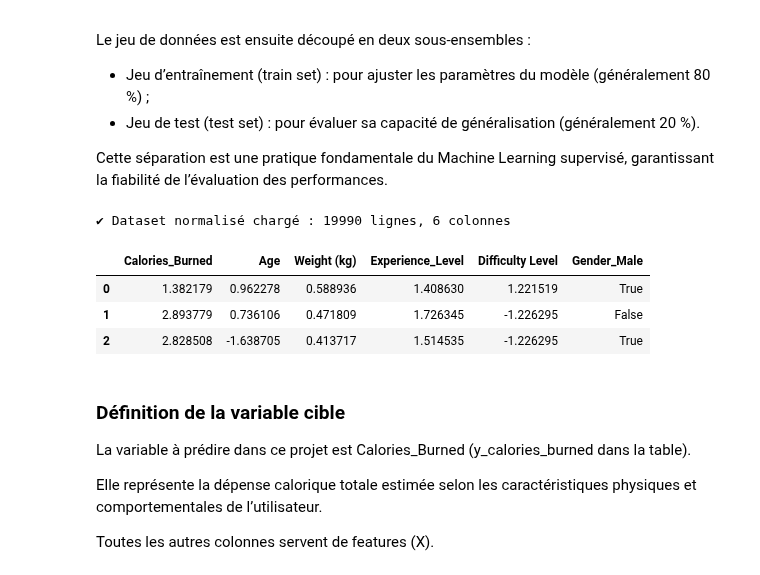
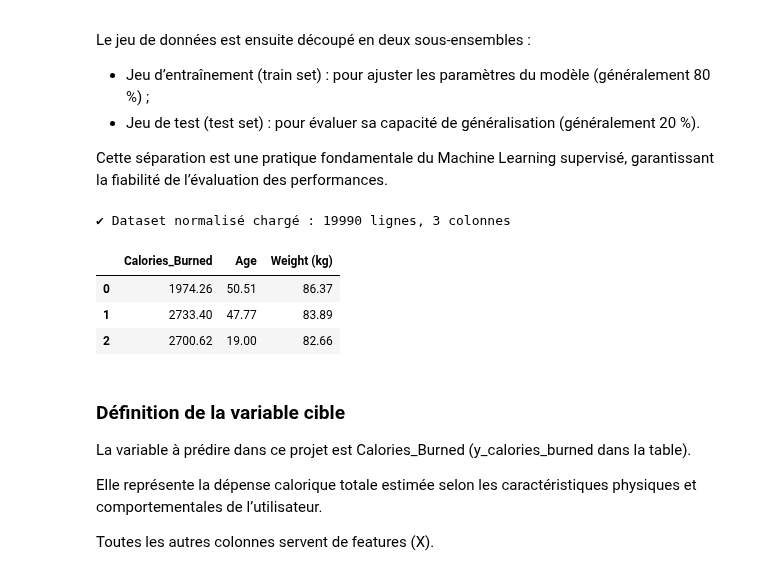
Before and after one commit to happy-developer/train.me, a Jupyter notebook: src/notebooks/preprocessing/life_style_data/preprocessing_life_style_data.ipynb, the cells around one changed output. Cells and saved outputs as stored; diff of their text form; code cells hidden in the pictures.

Commit message:
Contrat d'entrée du modèle (2 features) : "Age", "Weight (kg)" et interfaçage Gradio

```diff
--- a/src/notebooks/preprocessing/life_style_data/preprocessing_life_style_data.ipynb
+++ b/src/notebooks/preprocessing/life_style_data/preprocessing_life_style_data.ipynb
@@ -523,11 +523,11 @@ Les variables catégorielles ordonnées (par ex. Experience_Level, Difficulty Le
 
 Cette méthode conserve la hiérarchie implicite entre les modalités.
 # %%
-# Encodage ordinal sur variables à hiérarchie logique
-ordinal_features = ["Experience_Level", "Difficulty Level"]
+# # Encodage ordinal sur variables à hiérarchie logique
+# ordinal_features = ["Experience_Level", "Difficulty Level"]
 
-encoder_ordinal = OrdinalEncoder()
-df_clean[ordinal_features] = encoder_ordinal.fit_transform(df_clean[ordinal_features])
+# encoder_ordinal = OrdinalEncoder()
+# df_clean[ordinal_features] = encoder_ordinal.fit_transform(df_clean[ordinal_features])
 
-print("✔ Encodage ordinal appliqué sur :", ordinal_features)
-df_clean[ordinal_features].head()
+# print("✔ Encodage ordinal appliqué sur :", ordinal_features)
+# df_clean[ordinal_features].head()
@@ -731,16 +715,17 @@ Cette séparation est une pratique fondamentale du Machine Learning supervisé,
 # %%
 scaled_path = export_dir / "life_style_data_scaled.parquet"
 
-df_scaled = pd.read_parquet(scaled_path)
+# df_scaled = pd.read_parquet(scaled_path)
+df_scaled = df_clean
 
 print(f"✔ Dataset normalisé chargé : {df_scaled.shape[0]} lignes, {df_scaled.shape[1]} colonnes")
 df_scaled.head(3)
 # %% [output]
-✔ Dataset normalisé chargé : 19990 lignes, 6 colonnes
+✔ Dataset normalisé chargé : 19990 lignes, 3 colonnes
-|  | Calories_Burned | Age | Weight (kg) | Experience_Level | Difficulty Level | Gender_Male |
-| 0 | 1.382179 | 0.962278 | 0.588936 | 1.408630 | 1.221519 | True |
-| 1 | 2.893779 | 0.736106 | 0.471809 | 1.726345 | -1.226295 | False |
-| 2 | 2.828508 | -1.638705 | 0.413717 | 1.514535 | -1.226295 | True |
+|  | Calories_Burned | Age | Weight (kg) |
+| 0 | 1974.26 | 50.51 | 86.37 |
+| 1 | 2733.40 | 47.77 | 83.89 |
+| 2 | 2700.62 | 19.00 | 82.66 |
 # %% [markdown]
 ### Définition de la variable cible
 
```
Also changed, not shown: parts of 32 cells of this notebook, 19 other files.
